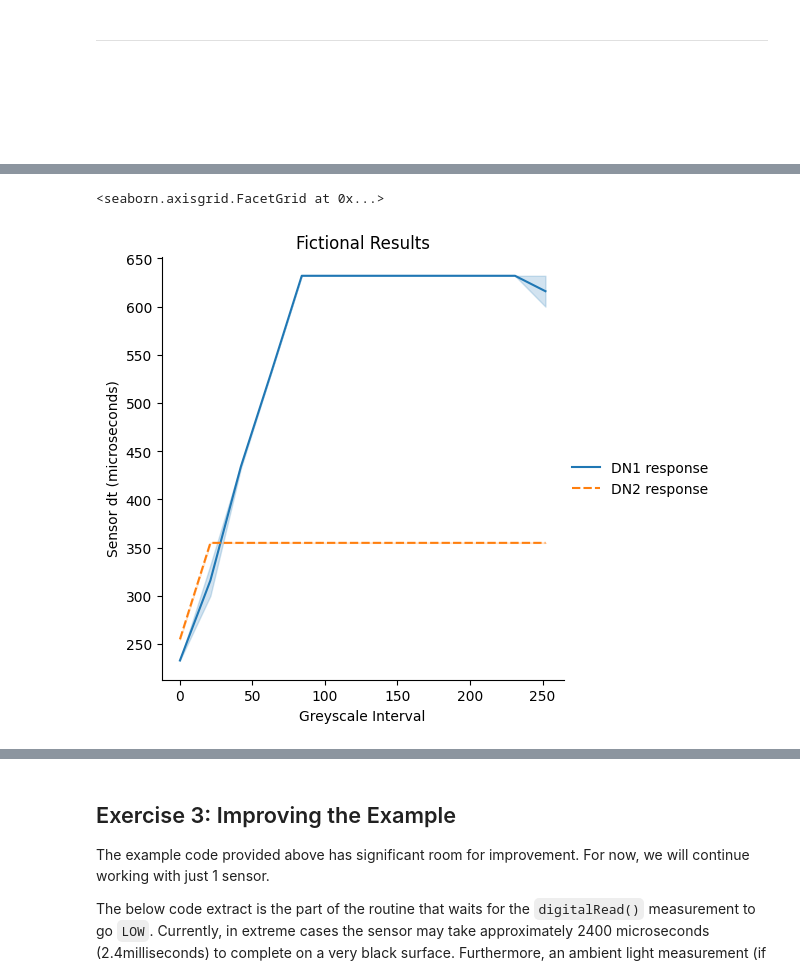
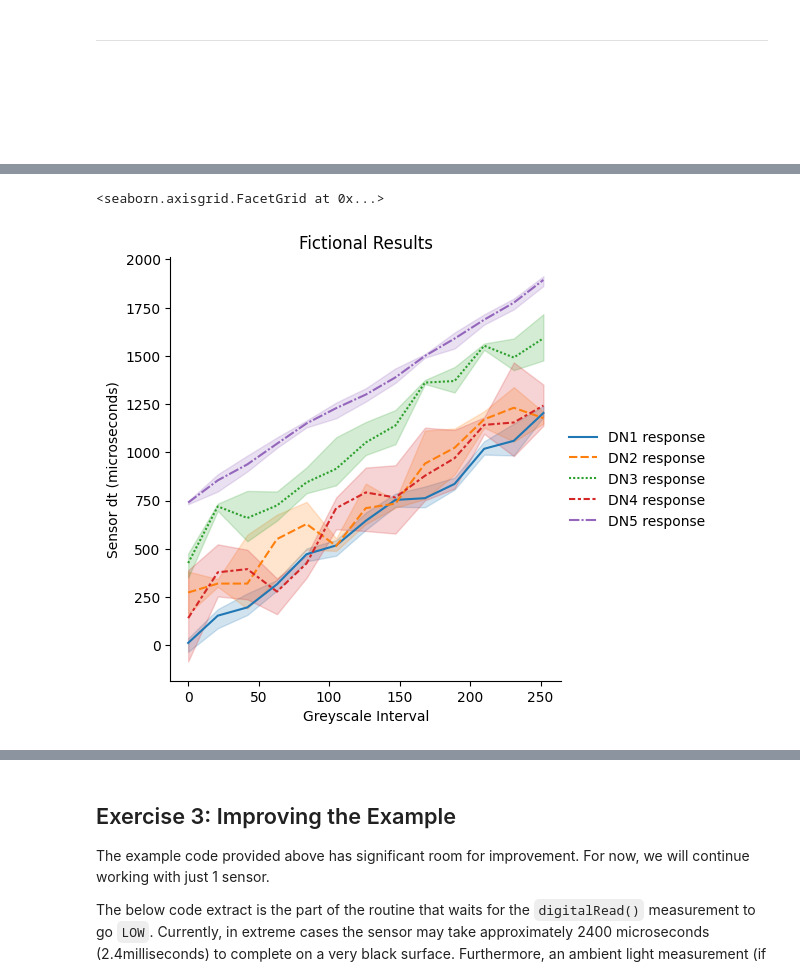
Before and after one commit to paulodowd/EMATM0054_53_23-24, a Jupyter notebook: Labsheets/Core/L3_LineSensors.ipynb, the cells around one changed output, grey strips where cells are left out. Saved outputs shown, nothing was run; the diff lists cells and outputs as text; code cells hidden in the pictures.

```diff
--- a/Labsheets/Core/L3_LineSensors.ipynb
+++ b/Labsheets/Core/L3_LineSensors.ipynb
@@ -696,57 +707,78 @@ import numpy as np
 # We will use a library called Seaborn to
 # make our plot for us, so we import it.
 import seaborn as sns
 
 # We need to format the
 # data into 'dataframes'.  We use the pandas
 # library to do this for us.  Import pandas:
 import pandas as pd
 
 # Add your measurements into the array
 # like the following.
 # This allows multiple data entries per
 # point on the x axis.
 # Columns as:
 # [ <greyscale>, <dn1>, <dn2>, etc ]
 results = np.array(
-[ [0, 233, 255],   # you will have 10 repeats for each greyscale
-  [0, 233, 255],
-  [21, 300, 355],
-  [21, 332, 355],
-  [42, 436, 355],
-  [42, 432, 355],
-  [63, 532, 355],
-  [63, 532, 355],
-  [84, 632, 355],
-  [84, 632, 355],
-  [105, 632,355],
-  [105, 632,355],
-  [126, 632,355],
-  [126, 632,355],
-  [147, 632,355],
-  [147, 632,355],
-  [168, 632,355],
-  [168, 632,355],
-  [189, 632,355],
-  [189, 632,355],
-  [210, 632,355],
-  [210, 632,355],
-  [231, 632,355],
-  [231, 632,355],
-  [252, 632,355],
-  [252, 600,355] ] )
+[
+[0, 36, 382, 350, 117, 741],
+[0, 34, 163, 476, -84, 731],
+[0, -34, 275, 452, 389, 747],
+[21, 185, 343, 697, 253, 886],
+[21, 88, 322, 722, 523, 881],
+[21, 187, 294, 740, 358, 797],
+[42, 269, 196, 539, 238, 901],
+[42, 163, 190, 640, 451, 983],
+[42, 157, 573, 800, 495, 929],
+[63, 284, 342, 797, 161, 1077],
+[63, 338, 677, 646, 327, 1034],
+[63, 326, 632, 731, 346, 1023],
+[84, 502, 495, 823, 349, 1156],
+[84, 435, 743, 922, 465, 1165],
+[84, 479, 648, 788, 459, 1129],
+[105, 545, 489, 837, 601, 1258],
+[105, 464, 501, 1078, 765, 1177],
+[105, 543, 554, 829, 766, 1252],
+[126, 649, 666, 986, 863, 1263],
+[126, 598, 628, 1157, 592, 1332],
+[126, 688, 838, 1010, 921, 1303],
+[147, 718, 739, 1156, 786, 1435],
+[147, 786, 713, 1219, 579, 1360],
+[147, 756, 750, 1042, 933, 1370],
+[168, 749, 954, 1354, 1128, 1482],
+[168, 823, 758, 1355, 757, 1508],
+[168, 715, 1113, 1375, 751, 1509],
+[189, 869, 1123, 1357, 1116, 1621],
+[189, 807, 885, 1310, 812, 1610],
+[189, 833, 1063, 1442, 981, 1538],
+[210, 1057, 1172, 1564, 1120, 1662],
+[210, 988, 1128, 1563, 1211, 1685],
+[210, 1010, 1213, 1531, 1096, 1715],
+[231, 1149, 1338, 1590, 1466, 1797],
+[231, 1046, 1056, 1458, 980, 1789],
+[231, 984, 1299, 1426, 1018, 1741],
+[252, 1188, 1174, 1581, 1138, 1906],
+[252, 1182, 1209, 1476, 1238, 1913],
+[252, 1241, 1149, 1716, 1351, 1862]
+ ] )
 
 # Reformat the data using pandas
 results_dn1 = {"DN1 response": pd.Series(results[:,1], index=results[:,0]) }
 results_dn2 = {"DN2 response": pd.Series(results[:,2], index=results[:,0]) }
+results_dn3 = {"DN3 response": pd.Series(results[:,3], index=results[:,0]) }
+results_dn4 = {"DN4 response": pd.Series(results[:,4], index=results[:,0]) }
+results_dn5 = {"DN5 response": pd.Series(results[:,5], index=results[:,0]) }
 dataframe = pd.DataFrame( results_dn1 );
 dataframe = dataframe.append( pd.DataFrame( results_dn2 ) );
+dataframe = dataframe.append( pd.DataFrame( results_dn3 ) );
+dataframe = dataframe.append( pd.DataFrame( results_dn4 ) );
+dataframe = dataframe.append( pd.DataFrame( results_dn5 ) );
 
 
 # We can now plot both datasets at the same time.
 # Note, data=combined!
 plot = sns.relplot(data=dataframe, kind="line")
 plot.set(xlabel ="Greyscale Interval", ylabel = "Sensor dt (microseconds)", title ='Fictional Results')
 # %% [output]
 <seaborn.axisgrid.FacetGrid at 0x...>
-[figure, old version]
+[figure, new version]
```
Also changed, not shown: parts of 6 cells of this notebook.
